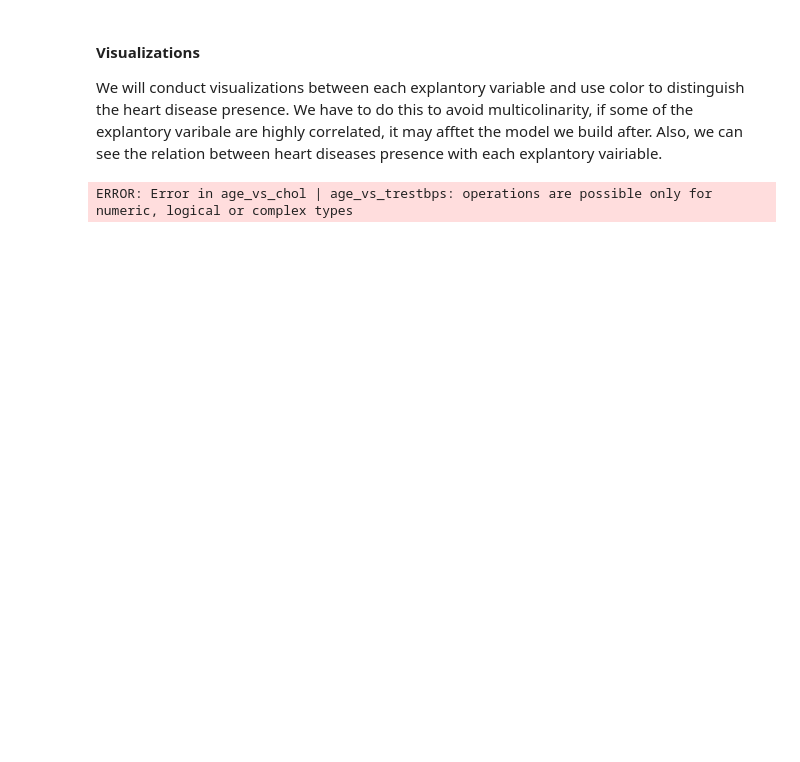
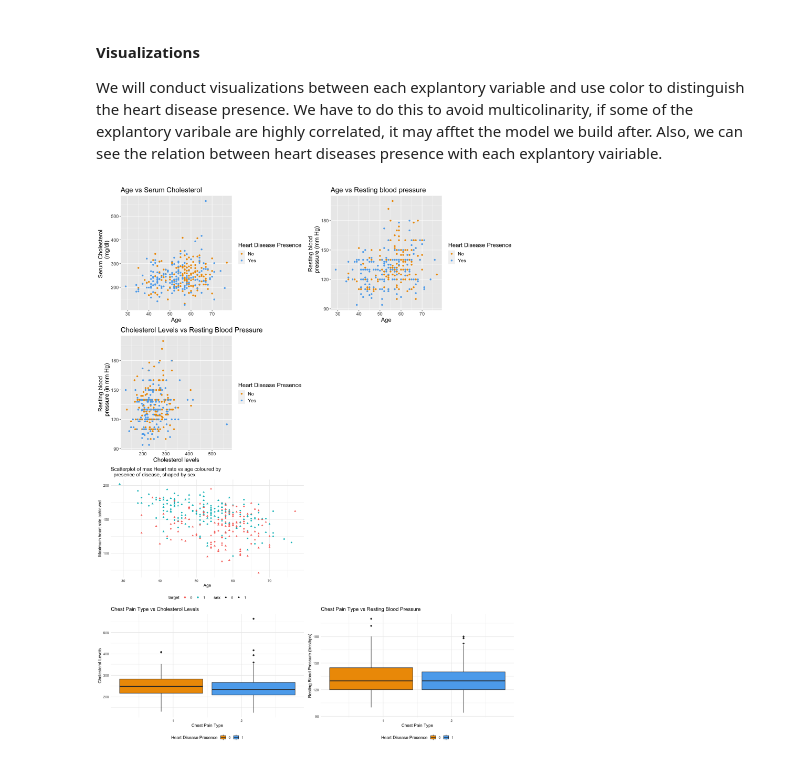
Before and after one commit to lavanyakandhari/Stat301-project, a Jupyter notebook: Final_Project.ipynb, the cells around one changed output. Saved outputs shown, nothing was run; the diff lists cells and outputs as text; code cells hidden in the pictures; blank space fills up the shorter version.

```diff
--- a/Final_Project.ipynb
+++ b/Final_Project.ipynb
@@ -161,7 +135,8 @@ age_vs_chol <- data_tidy %>%
     ggplot(aes(x = age, y = chol , col = target )) +
     geom_point() +
     ggtitle("Age vs Serum Cholesterol") +
-    labs(x = "Age", y = "Serum Cholesterol (mg/dl)", col = "Heart Disease Presence") +
+    labs(x = "Age", y = "Serum Cholesterol \
+    (mg/dl)", col = "Heart Disease Presence") +
     theme(text = element_text(size = 15)) +
     scale_color_manual(labels = c("No", "Yes"),
      values = c("orange2", "steelblue2"))
@@ -170,7 +145,8 @@ age_vs_trestbps <- data_tidy %>%
     ggplot(aes(x = age, y = trestbps , col = target )) +
     geom_point() +
     ggtitle("Age vs Resting blood pressure") +
-    labs(x = "Age", y = "Resting blood pressure (in mm Hg)", col = "Heart Disease Presence") +
+    labs(x = "Age", y = "Resting blood \
+    pressure (mm Hg)", col = "Heart Disease Presence") +
     theme(text = element_text(size = 15)) +
     scale_color_manual(labels = c("No", "Yes"),
      values = c("orange2", "steelblue2"))
@@ -179,7 +155,8 @@ chol_vs_trestbps <- data_tidy %>%
     ggplot(aes(x = chol, y = trestbps , col = target )) +
     geom_point() +
     ggtitle("Cholesterol Levels vs Resting Blood Pressure ") +
-    labs(x = "Cholesterol levels", y = "Resting blood pressure (in mm Hg)", col = "Heart Disease Presence") +
+    labs(x = "Cholesterol levels", y = "Resting blood \
+    pressure (in mm Hg)", col = "Heart Disease Presence") +
     theme(text = element_text(size = 15)) +
     scale_color_manual(labels = c("No", "Yes"),
      values = c("orange2", "steelblue2"))
@@ -188,44 +165,37 @@ chol_vs_trestbps <- data_tidy %>%
 cp_vs_chol <- ggplot(data_tidy, aes(x = chestpain, y = chol, fill = target)) +
   geom_boxplot() +
   ggtitle("Chest Pain Type vs Cholesterol Levels ") +
   scale_fill_manual(values = c("orange2", "steelblue2")) +
   labs(x = "Chest Pain Type", y = "Cholesterol Levels", fill = "Heart Disease Presence") +
   theme_minimal() +
   theme(legend.position = "bottom")
 
 #relation between trestbp and chest pain type
 cp_vs_trestbps  <- ggplot(data_tidy, aes(x = chestpain, y = trestbps, fill = target)) +
   geom_boxplot() +
   ggtitle("Chest Pain Type vs Resting Blood Pressure ") +
   scale_fill_manual(values = c("orange2", "steelblue2")) +
   labs(x = "Chest Pain Type", y = "Resting Blood Pressure (trestbps)", fill = "Heart Disease Presence") +
   theme_minimal() +
   theme(legend.position = "bottom")
 
 #relation between max Heart rate vs age coloured by presence of disease, shaped by sex
 hr_vs_age <- ggplot(heart_data, aes(x = age,
                        y = max_hrate)) +
   geom_point(aes(color = target,
-                 shape = sex,
-                 size= st_depression_ind)) +
+                 shape = sex)) +
   scale_fill_manual(values = c("orange2", "steelblue2")) +
   xlab("Age") +
   ylab("Maximum heart rate achieved") +
   labs(fill = "Dose (mg)") +
-  ggtitle("Scatterplot of max Heart rate vs age coloured by presence of disease, shaped
-   by sex ") +
+  ggtitle("Scatterplot of max Heart rate vs age coloured by \
+  presence of disease, shaped by sex ") +
+  theme_minimal() +
   theme(legend.position = "bottom")
 
 #combine the graphs
-age_vs_chol <- age_vs_chol + theme(axis.title.x=element_blank(), axis.text.x=element_blank())
-age_vs_trestbps <- age_vs_trestbps + theme(axis.title.x=element_blank(), axis.text.x=element_blank())
-chol_vs_trestbps <- chol_vs_trestbps + theme(axis.title.x=element_blank(), axis.text.x=element_blank())
-combined_plot <- (age_vs_chol | age_vs_trestbps) /
-                 chol_vs_trestbps /
-                 (cp_vs_chol | cp_vs_trestbps) +
-                 plot_layout(heights = c(10, 10, 10))
+combined_plot<-grid.arrange(age_vs_chol, age_vs_trestbps, chol_vs_trestbps,{},hr_vs_age,{},cp_vs_chol, cp_vs_trestbps, ncol = 2)
 
-options(repr.plot.width = 10, repr.plot.height = 10)
-combined_plot + plot_layout(heights = c(1, 1.5, 1))
+# options(repr.plot.width = 15, repr.plot.height = 20)
 # %% [output]
-ERROR: Error in age_vs_chol | age_vs_trestbps: operations are possible only for numeric, logical or complex types
+[figure, added]
```
Also changed, not shown: parts of 2 cells of this notebook.
